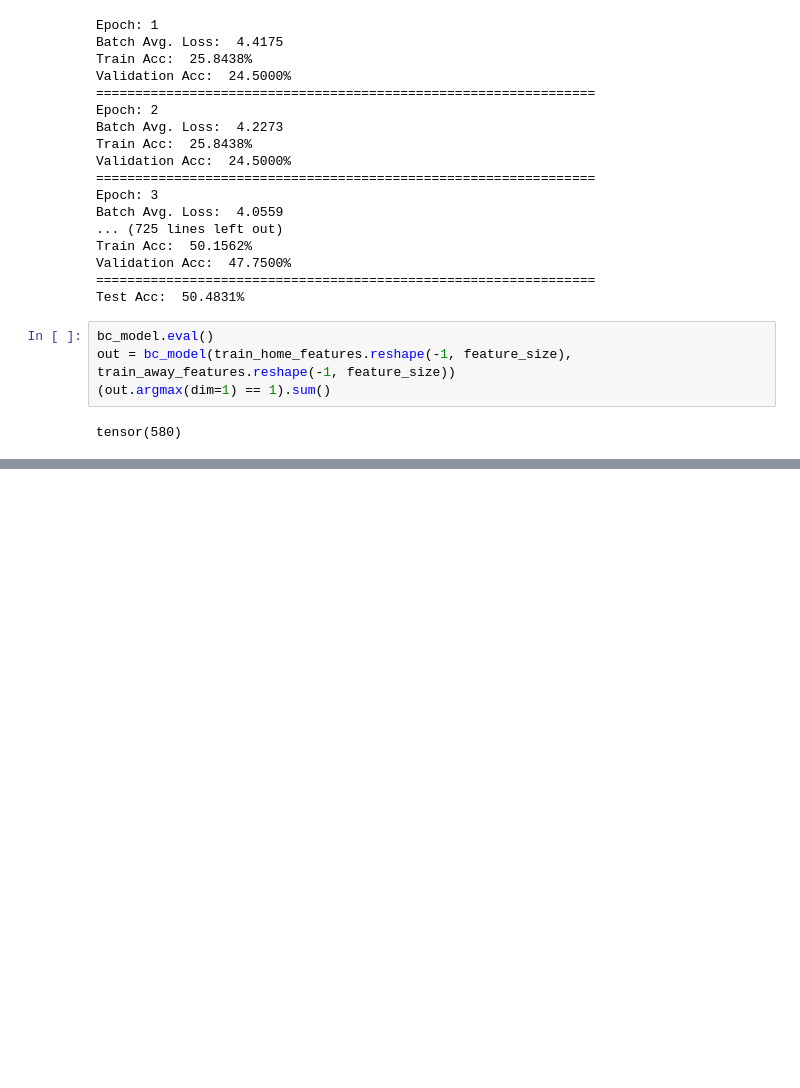
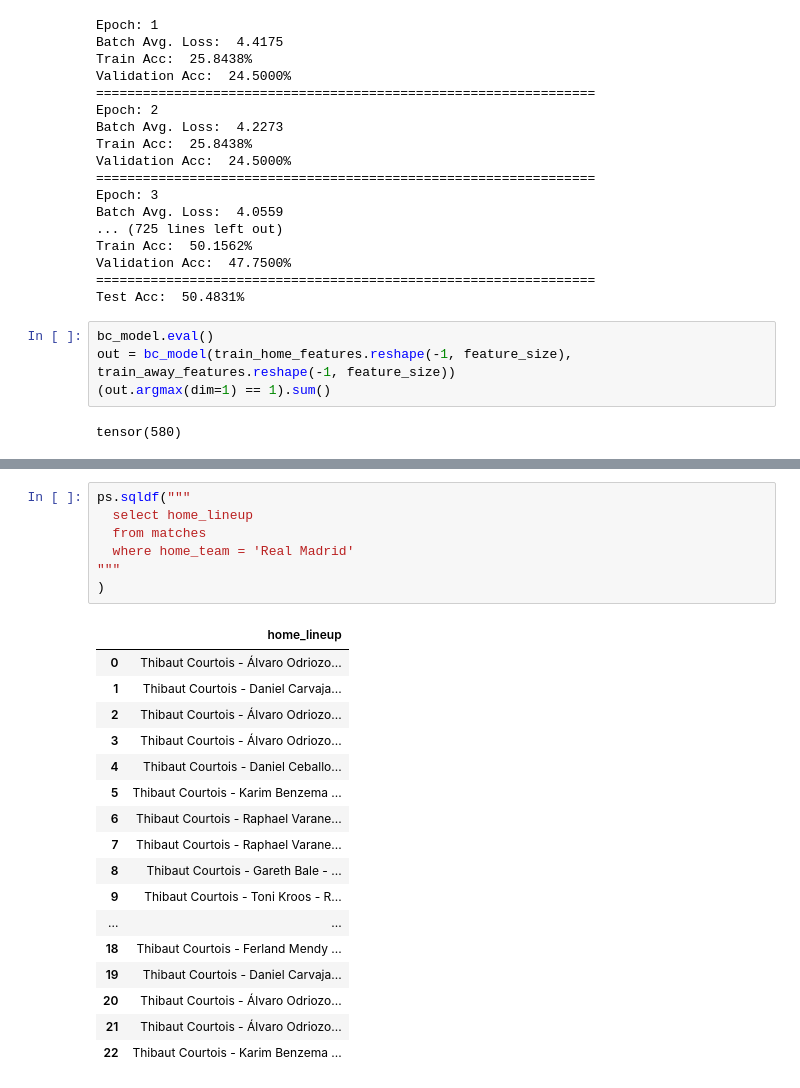
Before and after one commit to sunnybutwithano/Sports-Analysis-with-GNNs, a Jupyter notebook: Sports.ipynb, the cells around one changed output, grey strips where cells are left out. Drawn from its saved outputs; the diff is of its cells as text; blank space fills up the shorter version.

```diff
--- a/Sports.ipynb
+++ b/Sports.ipynb
@@ -293,0 +408,25 @@ tensor(580)
+# %%
+ps.sqldf("""
+  select home_lineup
+  from matches
+  where home_team = 'Real Madrid'
+"""
+)
+# %% [output]
+|  | home_lineup |
+| 0 | Thibaut Courtois - Álvaro Odriozo... |
+| 1 | Thibaut Courtois - Daniel Carvaja... |
+| 2 | Thibaut Courtois - Álvaro Odriozo... |
+| 3 | Thibaut Courtois - Álvaro Odriozo... |
+| 4 | Thibaut Courtois - Daniel Ceballo... |
+| 5 | Thibaut Courtois - Karim Benzema ... |
+| 6 | Thibaut Courtois - Raphael Varane... |
+| 7 | Thibaut Courtois - Raphael Varane... |
+| 8 | Thibaut Courtois - Gareth Bale - ... |
+| 9 | Thibaut Courtois - Toni Kroos - R... |
+| ... | ... |
+| 18 | Thibaut Courtois - Ferland Mendy ... |
+| 19 | Thibaut Courtois - Daniel Carvaja... |
+| 20 | Thibaut Courtois - Álvaro Odriozo... |
+| 21 | Thibaut Courtois - Álvaro Odriozo... |
+| 22 | Thibaut Courtois - Karim Benzema ... |
```
Also changed, not shown: parts of 10 cells of this notebook.
